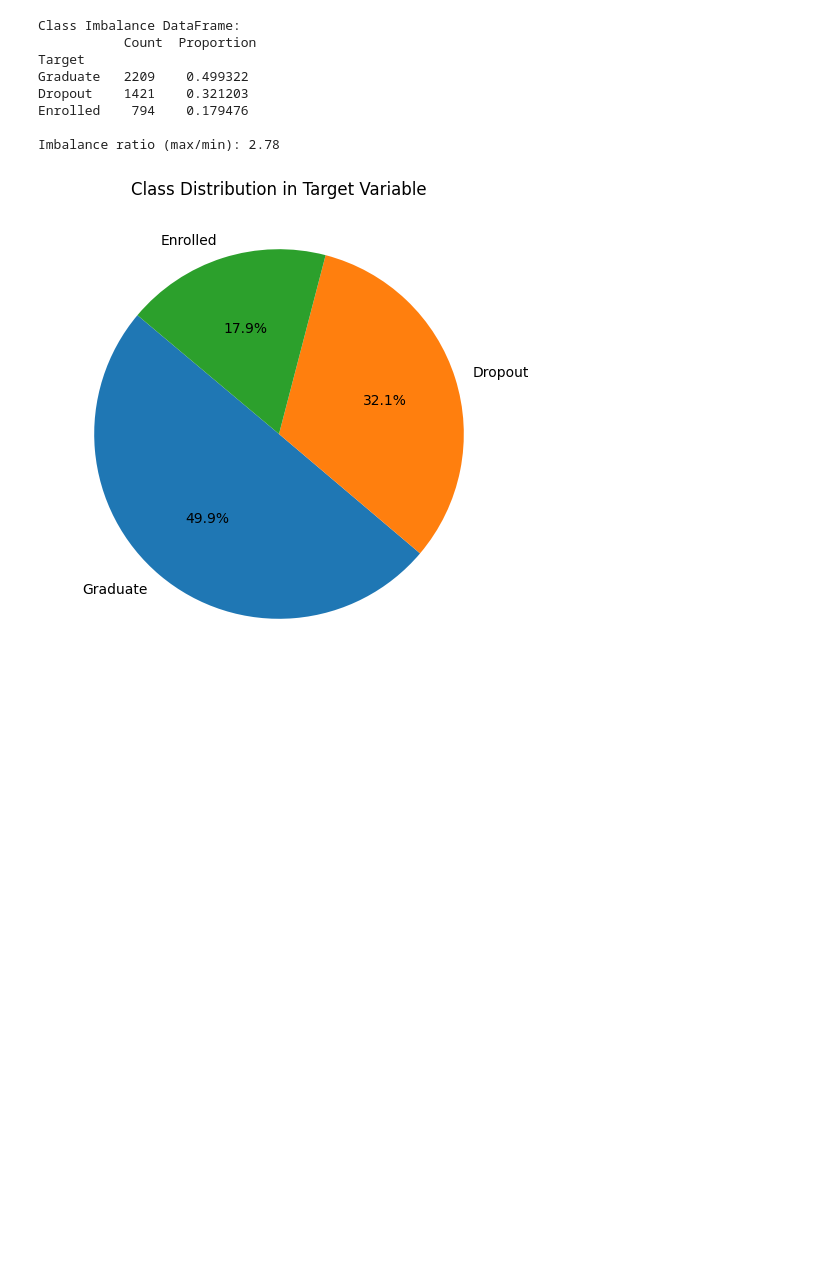
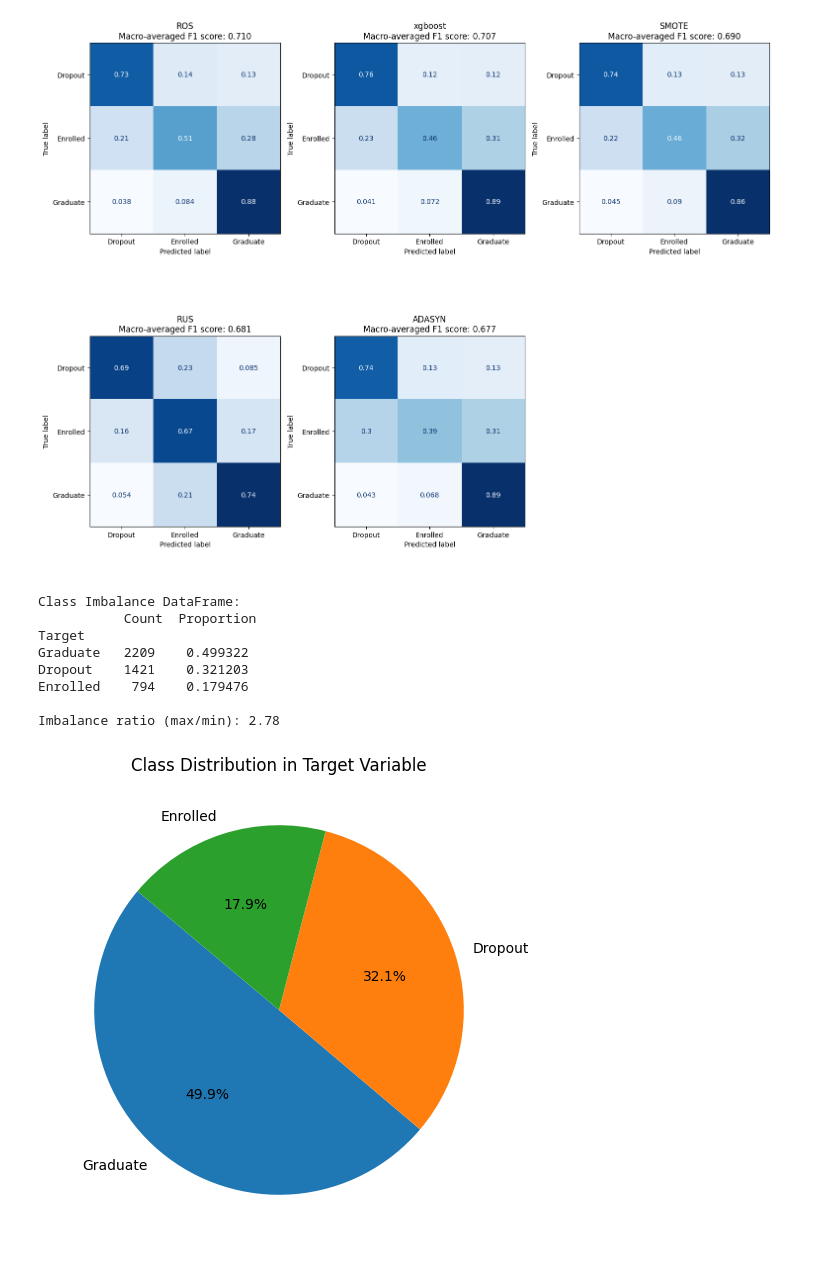
Before and after one commit to 00Amirreza00/Students_Dropout, a Jupyter notebook: Students_Dropout.ipynb, the cells around one changed output. Saved outputs shown, nothing was run; the diff lists cells and outputs as text; code cells hidden in the pictures; blank space fills up the shorter version.

```diff
--- a/Students_Dropout.ipynb
+++ b/Students_Dropout.ipynb
@@ -132,0 +332,20 @@ df.drop(columns=[
+# %%
+
+n_models = len(all_results_grid)
+n_cols = int(np.ceil(np.sqrt(n_models)))
+n_rows = int(np.ceil(n_models / n_cols))
+df_results_grid = pd.DataFrame(all_results_grid).sort_values("macro_averaged_F1_score", ascending=False).reset_index(drop=True)
+fig_grid, axes_grid = plt.subplots(n_rows, n_cols, figsize=(15, 12))
+axes_grid = axes_grid.flatten()
+for idx, result in df_results_grid.iterrows():
+    disp = ConfusionMatrixDisplay(confusion_matrix=result["confusion_matrix"], display_labels=le.classes_)
+    disp.plot(ax=axes_grid[idx], colorbar=False, cmap='Blues')
+    axes_grid[idx].set_title(f'{result["type"]}\nMacro-averaged F1 score: {result["macro_averaged_F1_score"]:.3f}')
+
+
+for idx in range(n_models, len(axes_grid)):
+    axes_grid[idx].axis('off')
+
+plt.tight_layout()
+# %% [output]
+[figure, added]
```
Also changed, not shown: parts of 7 cells of this notebook, 1 other file.
